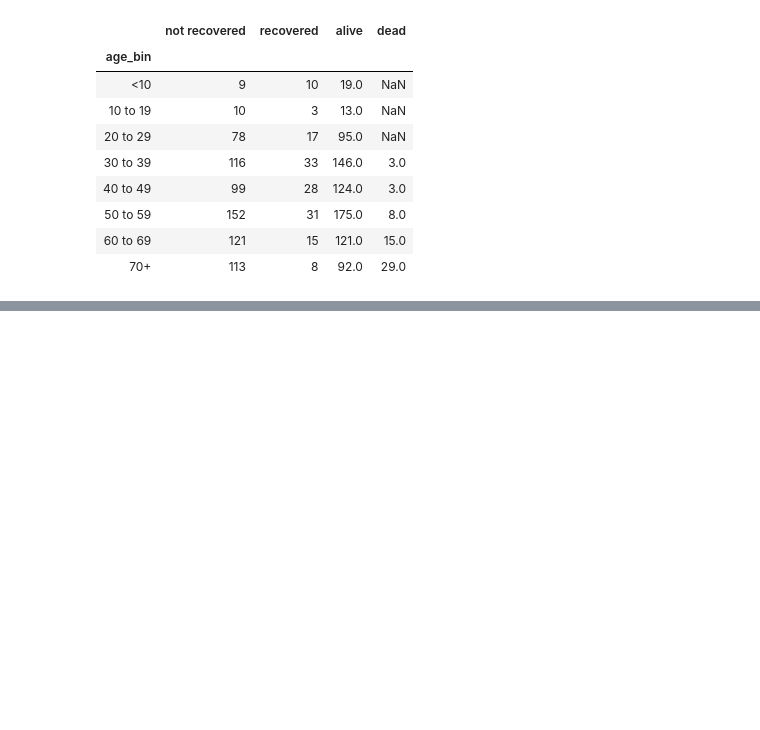
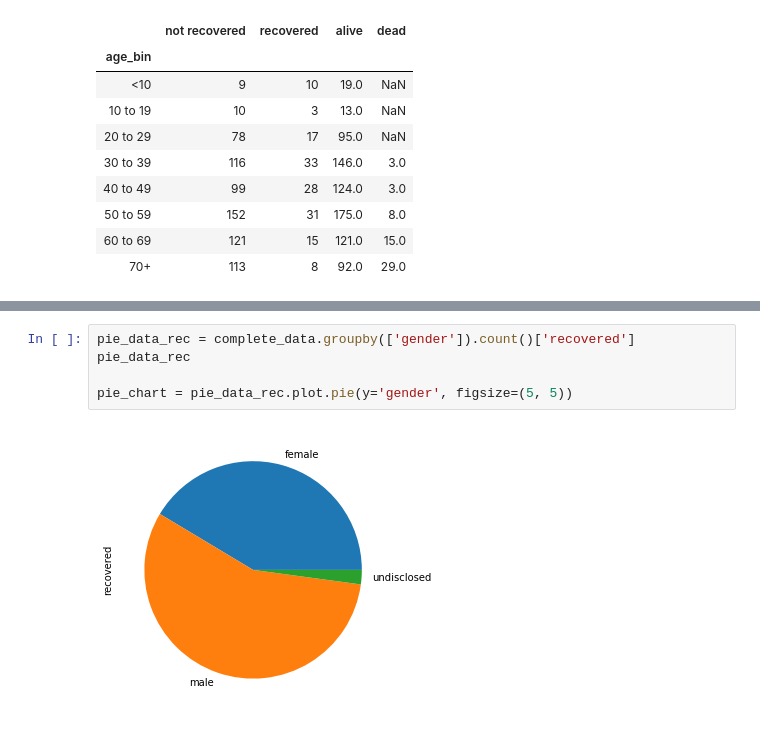
Before and after one commit to Rotas20/COVID19, a Jupyter notebook: MC - Gender Age Question.ipynb, the cells around one changed output, grey strips where cells are left out. Drawn from its saved outputs; the diff is of its cells as text; blank space fills up the shorter version.

```diff
--- a/MC - Gender Age Question.ipynb
+++ b/MC - Gender Age Question.ipynb
@@ -169,0 +174,7 @@ plt.show()
+# %%
+pie_data_rec = complete_data.groupby(['gender']).count()['recovered']
+pie_data_rec
+
+pie_chart = pie_data_rec.plot.pie(y='gender', figsize=(5, 5))
+# %% [output]
+[figure, added]
```
Also changed, not shown: parts of 2 cells of this notebook, 4 other files.
